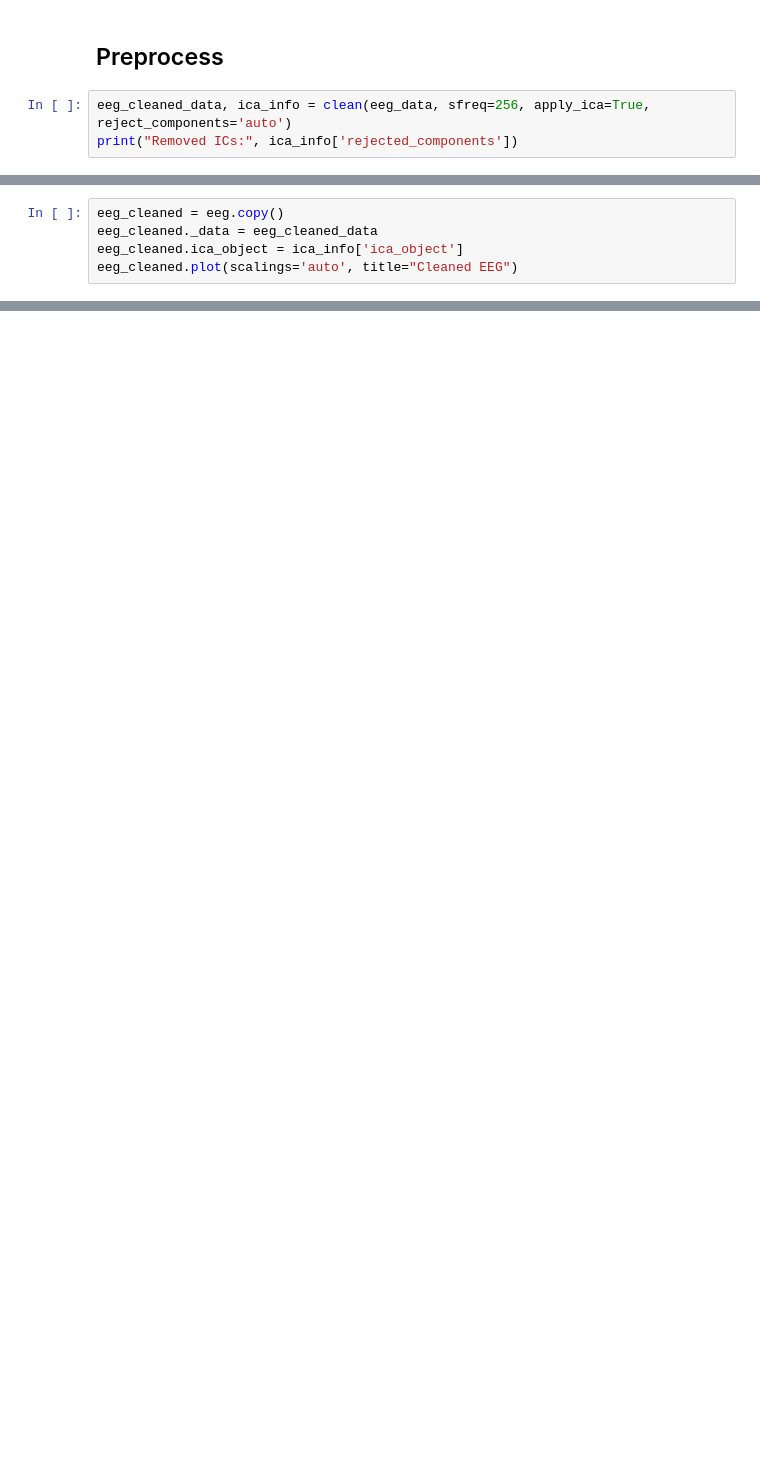
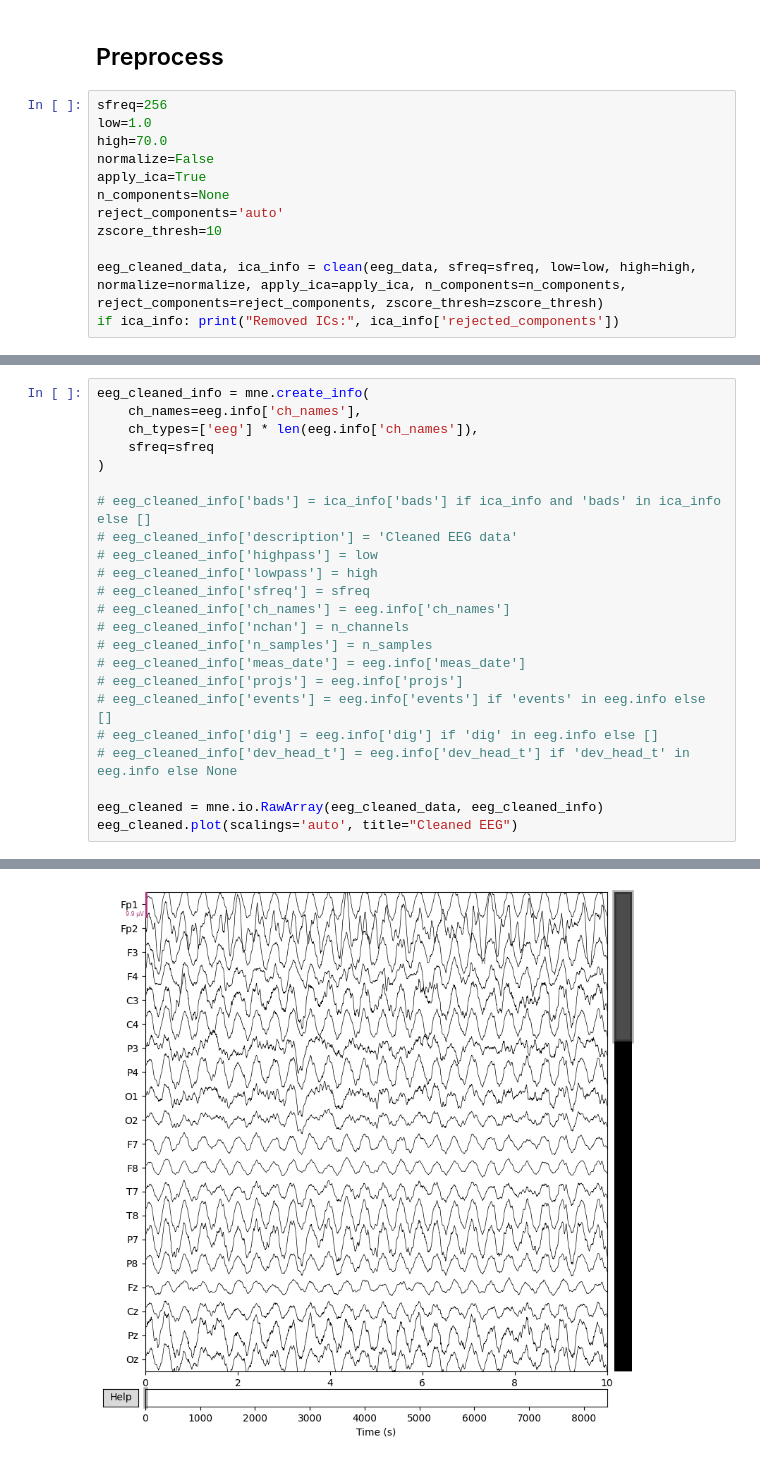
Before and after one commit to smsadjadi/epimage, a Jupyter notebook: eeg/test.ipynb, the cells around one changed output, grey strips where cells are left out. Drawn from its saved outputs; the diff is of its cells as text; blank space fills up the shorter version.

```diff
--- a/eeg/test.ipynb
+++ b/eeg/test.ipynb
@@ -39,6 +42,15 @@ Setting channel info structure...
 # %% [markdown]
 ## Preprocess
 # %%
-eeg_cleaned_data, ica_info = clean(eeg_data, sfreq=256, apply_ica=True, reject_components='auto')
-print("Removed ICs:", ica_info['rejected_components'])
+sfreq=256
+low=1.0
+high=70.0
+normalize=False
+apply_ica=True
+n_components=None
+reject_components='auto'
+zscore_thresh=10
+
+eeg_cleaned_data, ica_info = clean(eeg_data, sfreq=sfreq, low=low, high=high, normalize=normalize, apply_ica=apply_ica, n_components=n_components, reject_components=reject_components, zscore_thresh=zscore_thresh)
+if ica_info: print("Removed ICs:", ica_info['rejected_components'])
 # %% [output]
@@ -46,5 +58,24 @@ Removed ICs: [np.int64(0), np.int64(1), np.int64(2), np.int64(3), np.int64(4), n
 # %%
-eeg_cleaned = eeg.copy()
-eeg_cleaned._data = eeg_cleaned_data
-eeg_cleaned.ica_object = ica_info['ica_object']
+eeg_cleaned_info = mne.create_info(
+    ch_names=eeg.info['ch_names'],
+    ch_types=['eeg'] * len(eeg.info['ch_names']),
+    sfreq=sfreq
+)
+
+# eeg_cleaned_info['bads'] = ica_info['bads'] if ica_info and 'bads' in ica_info else []
+# eeg_cleaned_info['description'] = 'Cleaned EEG data'
+# eeg_cleaned_info['highpass'] = low
+# eeg_cleaned_info['lowpass'] = high
+# eeg_cleaned_info['sfreq'] = sfreq
+# eeg_cleaned_info['ch_names'] = eeg.info['ch_names']
+# eeg_cleaned_info['nchan'] = n_channels
+# eeg_cleaned_info['n_samples'] = n_samples
+# eeg_cleaned_info['meas_date'] = eeg.info['meas_date']
+# eeg_cleaned_info['projs'] = eeg.info['projs']
+# eeg_cleaned_info['events'] = eeg.info['events'] if 'events' in eeg.info else []
+# eeg_cleaned_info['dig'] = eeg.info['dig'] if 'dig' in eeg.info else []
+# eeg_cleaned_info['dev_head_t'] = eeg.info['dev_head_t'] if 'dev_head_t' in eeg.info else None
+
+eeg_cleaned = mne.io.RawArray(eeg_cleaned_data, eeg_cleaned_info)
 eeg_cleaned.plot(scalings='auto', title="Cleaned EEG")
+# %% [output]
@@ -50,0 +85 @@ eeg_cleaned.plot(scalings='auto', title="Cleaned EEG")
+[figure, added]
```
Also changed, not shown: parts of 4 cells of this notebook, 2 other files.
